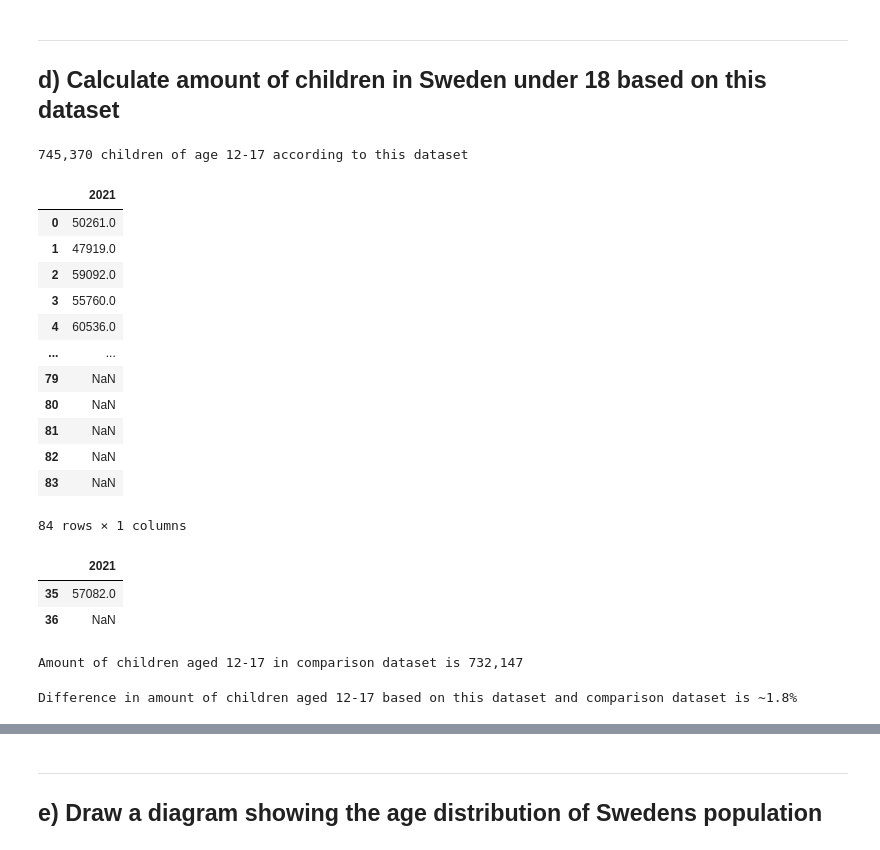
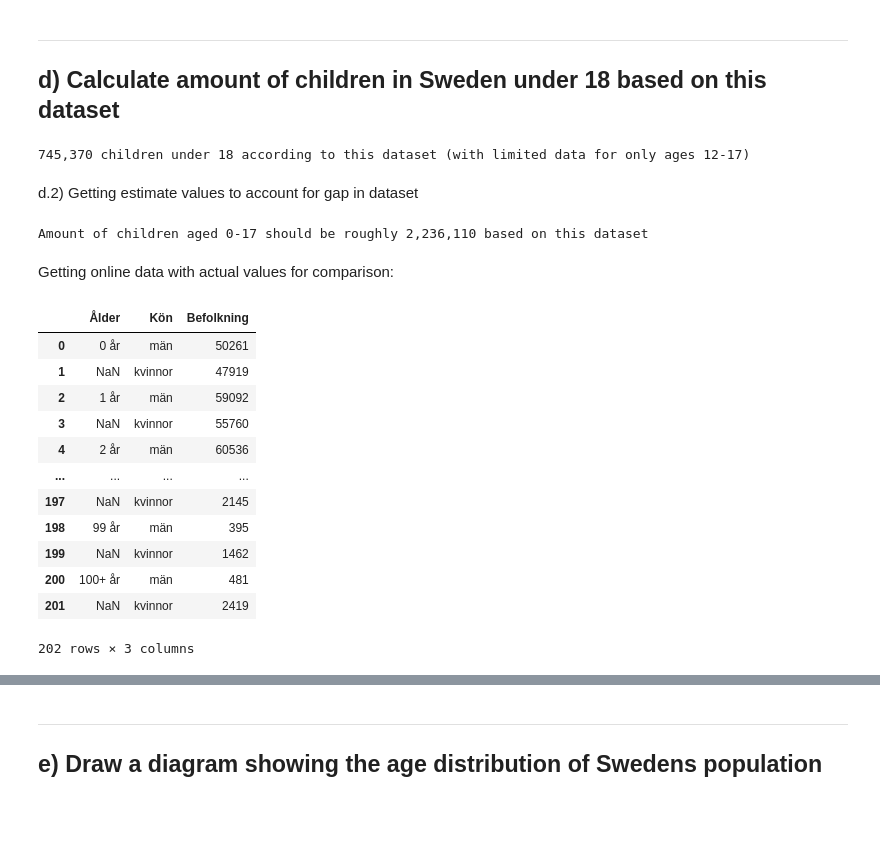
Before and after one commit to Andreas-Svensson/data_processing, a Jupyter notebook: Laboration_Covid19/E2_Data_Vaccines.ipynb, the cells around one changed output, grey strips where cells are left out. Saved outputs shown, nothing was run; the diff lists cells and outputs as text; code cells hidden in the pictures; blank space fills up the shorter version.

Commit message:
re-added pop comparison part, updated comments

```diff
--- a/Laboration_Covid19/E2_Data_Vaccines.ipynb
+++ b/Laboration_Covid19/E2_Data_Vaccines.ipynb
@@ -119,46 +119,43 @@ print(f"{population:,} is the size of the population represented in the dataset"
 ## d) Calculate amount of children in Sweden under 18 based on this dataset
 # %%
 amount_children_12_17 = df["Befolkning"][df["Ålder"] < "18"].sum() # comparison with string value from https://github.com/VineelaNedunuri
-print(f"{amount_children_12_17:,} children of age 12-17 according to this dataset")
+print(f"{amount_children_12_17:,} children under 18 according to this dataset (with limited data for only ages 12-17)")
 # %% [output]
-745,370 children of age 12-17 according to this dataset
+745,370 children under 18 according to this dataset (with limited data for only ages 12-17)
+# %% [markdown]
+d.2) Getting estimate values to account for gap in dataset
+# %%
+# assuming roughly equal distribution of children in ages 0-17
+
+# calculating estimated pop size under 18 based on this dataset:
+pop_per_age = amount_children_12_17 / 6 # age group 12-17 has 6 ages in it, therefore dividing its sum by 6 to get estimate of population size per age
+est_pop_under_18 = pop_per_age * 18 # age group 0-17 has 18 ages in it, therefore multiplying pop per age estimate with 18 to get estimate of population size under 18
+print(f"Amount of children aged 0-17 should be roughly {round(est_pop_under_18):,} based on this dataset")
+# %% [output]
+Amount of children aged 0-17 should be roughly 2,236,110 based on this dataset
+# %% [markdown]
+Getting online data with actual values for comparison:
 # %%
-# reading in downloaded data on population of sweden under the age of 18 year 2021 according to SCB
+# reading in downloaded data on population of sweden year 2021 according to SCB
 # (source: https://www.statistikdatabasen.scb.se/pxweb/sv/ssd/START__BE__BE0101__BE0101A/FolkmangdNov/)
-file_path = "Data/Sveriges_befolkning_under_18.xlsx"
+file_path = "Data/SCB_sveriges_befolkning_2021.xlsx"
 
-df_under18 = pd.read_excel(file_path, header = 2, usecols = "D")
+df_befolkning = pd.read_excel(file_path, header = 2, usecols = "B:D", names = ["Ålder", "Kön", "Befolkning"], nrows = 202)
+# using nrows to read 202 rows since header 2 is used, which gets us data for 100 year groups, by 2 sexes
+# this gives us a dataframe of ages 0-100 for men and women
 
-df_under18 # lots of nan values, but since we can use slicing on the values we want, there is no need to drop or replace them for this short comparison
+df_befolkning # men and women are on separate rows, and years are half nans
 # %% [output]
-|  | 2021 |
-| 0 | 50261.0 |
-| 1 | 47919.0 |
-| 2 | 59092.0 |
-| 3 | 55760.0 |
-| 4 | 60536.0 |
-| ... | ... |
-| 79 | NaN |
-| 80 | NaN |
-| 81 | NaN |
-| 82 | NaN |
-| 83 | NaN |
+|  | Ålder | Kön | Befolkning |
+| 0 | 0 år | män | 50261 |
+| 1 | NaN | kvinnor | 47919 |
+| 2 | 1 år | män | 59092 |
+| 3 | NaN | kvinnor | 55760 |
+| 4 | 2 år | män | 60536 |
+| ... | ... | ... | ... |
+| 197 | NaN | kvinnor | 2145 |
+| 198 | 99 år | män | 395 |
+| 199 | NaN | kvinnor | 1462 |
+| 200 | 100+ år | män | 481 |
+| 201 | NaN | kvinnor | 2419 |
-84 rows × 1 columns
+202 rows × 3 columns
-# %%
-# boys and girls are listed on separate rows in this dataset, therefore ages 0-17 should be on 36 rows
-# checking that data correctly stops after 36th row (row 35)
-df_under18[35:37]
-# %% [output]
-|  | 2021 |
-| 35 | 57082.0 |
-| 36 | NaN |
-# %%
-# since this dataframe has separate rows for boys and girls, we need to take rows 24:35 (12*2:17*2+1) to get population of age 12-17
-print(f"Amount of children aged 12-17 in comparison dataset is {df_under18[24:36].values.sum():,.0f}")
-# %% [output]
-Amount of children aged 12-17 in comparison dataset is 732,147
-# %%
-diff = (1 - (df_under18[24:36].values.sum() / amount_children_12_17)) * 100
-print(f"Difference in amount of children aged 12-17 based on this dataset and comparison dataset is ~{diff:.1f}%")
-# %% [output]
-Difference in amount of children aged 12-17 based on this dataset and comparison dataset is ~1.8%
```
Also changed, not shown: parts of 19 cells of this notebook.
